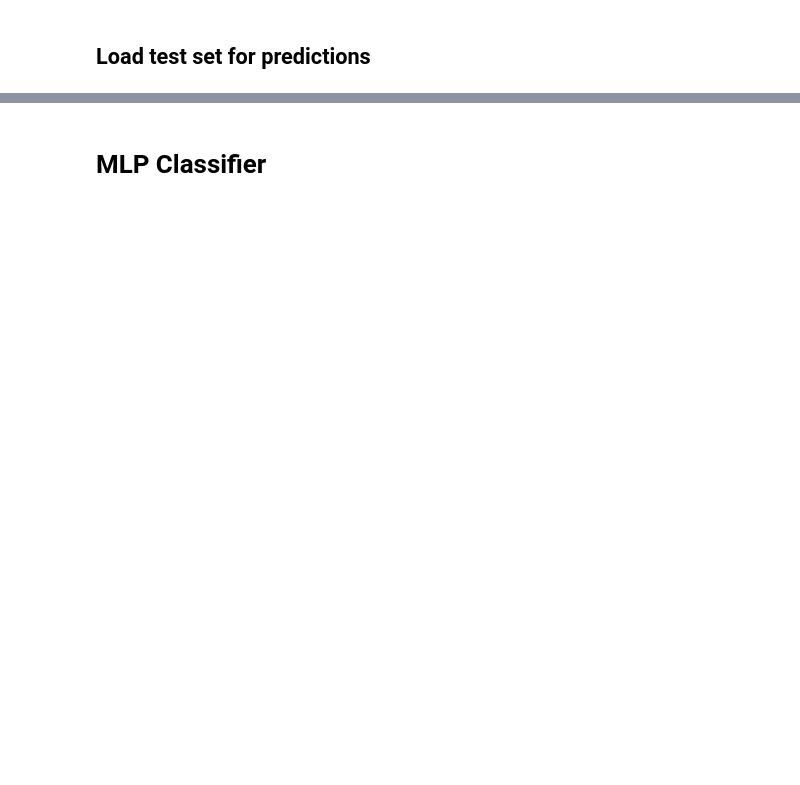
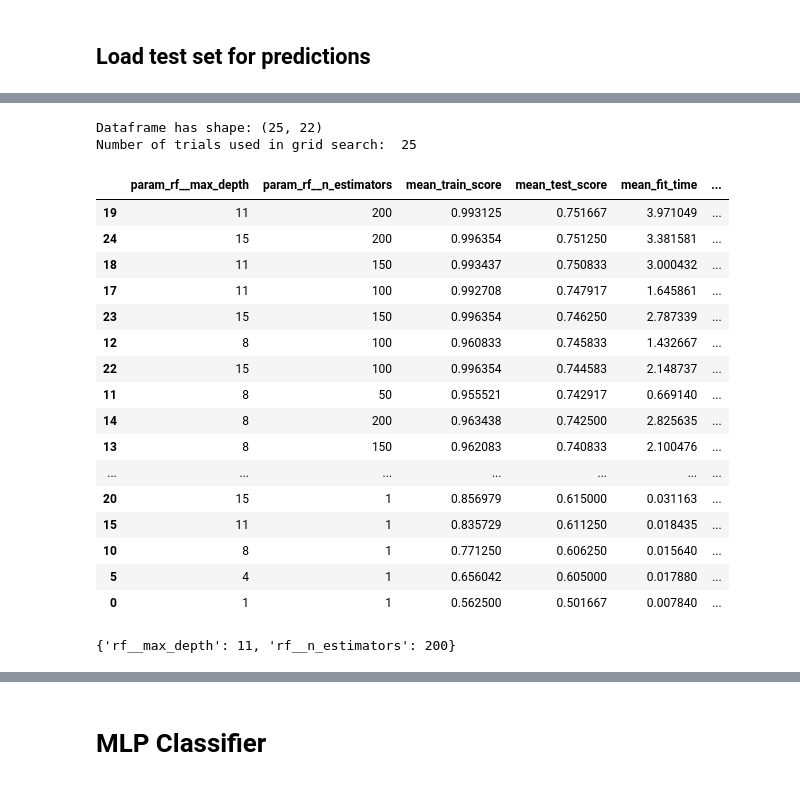
Before and after one commit to Dtphelan1/sentiment-analysis, a Jupyter notebook: WordEmbeddingClassifier.ipynb, the cells around one changed output, grey strips where cells are left out. Cells and saved outputs as stored; diff of their text form; code cells hidden in the pictures; blank space fills up the shorter version.

```diff
--- a/WordEmbeddingClassifier.ipynb
+++ b/WordEmbeddingClassifier.ipynb
@@ -287,3 +104,0 @@ lasso_search_results_df[param_keys + ['mean_train_score', 'mean_test_score', 'ra
-# %%
-best_lasso = lasso.set_params(**lasso_searcher.best_params_)
-best_lasso.fit(x_train_embeddings, y_train)
@@ -323,0 +138,9 @@ np.savetxt(outfile, best_lasso_yhat_test)
+# %%
+rf_classifier = RandomForestClassifier(random_state=RANDOM_STATE)
+# Random Forest hyperparameter grid
+rf_parameters = {
+    "rf__max_depth": np.linspace(1, 15, 5).astype(int),
+    "rf__n_estimators": np.linspace(1,200,5).astype(int),
+}
+rf_pipeline_tuple = ('rf', rf_classifier)
+print(rf_parameters)
@@ -323,0 +149,20 @@ np.savetxt(outfile, best_lasso_yhat_test)
+# %%
+embedding_rf_pipeline = Pipeline([
+#     embedding_pipeline_tuple,
+    rf_pipeline_tuple,
+ ])
+embedding_rf_full_grid = {
+    **rf_parameters
+}
+
+
+embedding_rf_grid_searcher = GridSearchCV(
+    embedding_rf_pipeline,
+    embedding_rf_full_grid,
+    cv=cv_splitter,
+    n_jobs=4,
+    verbose=3,
+    scoring='balanced_accuracy',
+    return_train_score=True
+)
+embedding_rf_grid_searcher.fit(x_train_embeddings, y_train)
@@ -323,0 +181,26 @@ np.savetxt(outfile, best_lasso_yhat_test)
+# %%
+print_gridsearch_results(embedding_rf_grid_searcher, list(embedding_rf_full_grid.keys()))
+# %% [output]
+Dataframe has shape: (25, 22)
+Number of trials used in grid search:  25
+|  | param_rf__max_depth | param_rf__n_estimators | mean_train_score | mean_test_score | mean_fit_time | ... |
+| 19 | 11 | 200 | 0.993125 | 0.751667 | 3.971049 | ... |
+| 24 | 15 | 200 | 0.996354 | 0.751250 | 3.381581 | ... |
+| 18 | 11 | 150 | 0.993437 | 0.750833 | 3.000432 | ... |
+| 17 | 11 | 100 | 0.992708 | 0.747917 | 1.645861 | ... |
+| 23 | 15 | 150 | 0.996354 | 0.746250 | 2.787339 | ... |
+| 12 | 8 | 100 | 0.960833 | 0.745833 | 1.432667 | ... |
+| 22 | 15 | 100 | 0.996354 | 0.744583 | 2.148737 | ... |
+| 11 | 8 | 50 | 0.955521 | 0.742917 | 0.669140 | ... |
+| 14 | 8 | 200 | 0.963438 | 0.742500 | 2.825635 | ... |
+| 13 | 8 | 150 | 0.962083 | 0.740833 | 2.100476 | ... |
+| ... | ... | ... | ... | ... | ... | ... |
+| 20 | 15 | 1 | 0.856979 | 0.615000 | 0.031163 | ... |
+| 15 | 11 | 1 | 0.835729 | 0.611250 | 0.018435 | ... |
+| 10 | 8 | 1 | 0.771250 | 0.606250 | 0.015640 | ... |
+| 5 | 4 | 1 | 0.656042 | 0.605000 | 0.017880 | ... |
+| 0 | 1 | 1 | 0.562500 | 0.501667 | 0.007840 | ... |
+# %%
+embedding_rf_grid_searcher.best_params_
+# %% [output]
+{'rf__max_depth': 11, 'rf__n_estimators': 200}
```
Also changed, not shown: parts of 63 cells of this notebook, 2 other files.
